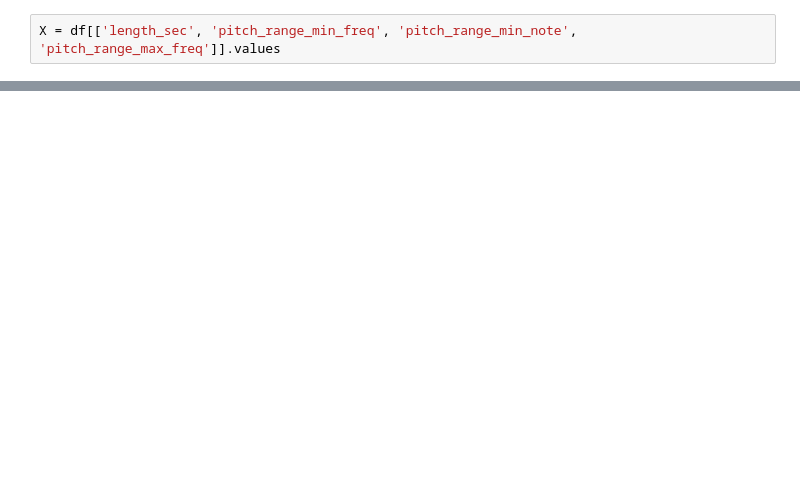
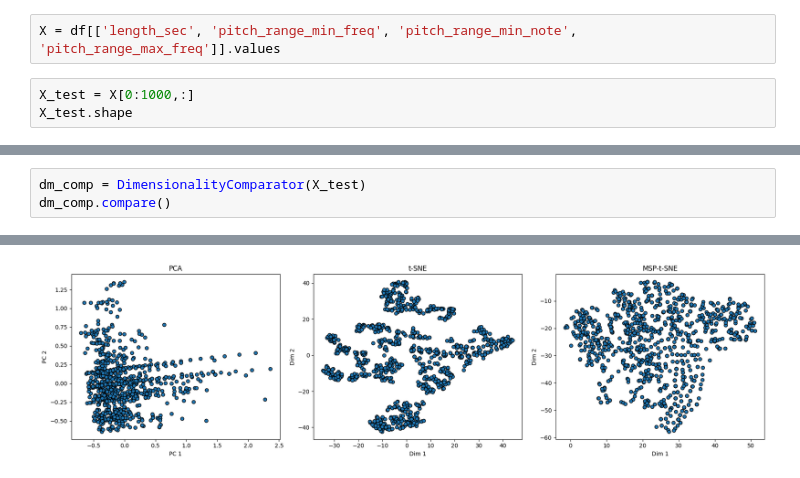
Before and after one commit to dadmaan/msp-tsne, a Jupyter notebook: notebooks/test.ipynb, the cells around one changed output, grey strips where cells are left out. Saved outputs shown, nothing was run; the diff lists cells and outputs as text; blank space fills up the shorter version.

```diff
--- a/notebooks/test.ipynb
+++ b/notebooks/test.ipynb
@@ -8,2 +23,5 @@ df.head(5)
 # %%
 X = df[['length_sec', 'pitch_range_min_freq', 'pitch_range_min_note', 'pitch_range_max_freq']].values
+# %%
+X_test = X[0:1000,:]
+X_test.shape
@@ -17,0 +154,4 @@ X2_new = transformer.transform(X2)
+# %%
+dm_comp = DimensionalityComparator(X_test)
+dm_comp.compare()
+# %% [output]
@@ -17,0 +159 @@ X2_new = transformer.transform(X2)
+[figure, added]
```
Also changed, not shown: parts of 10 cells of this notebook, 4 other files.
